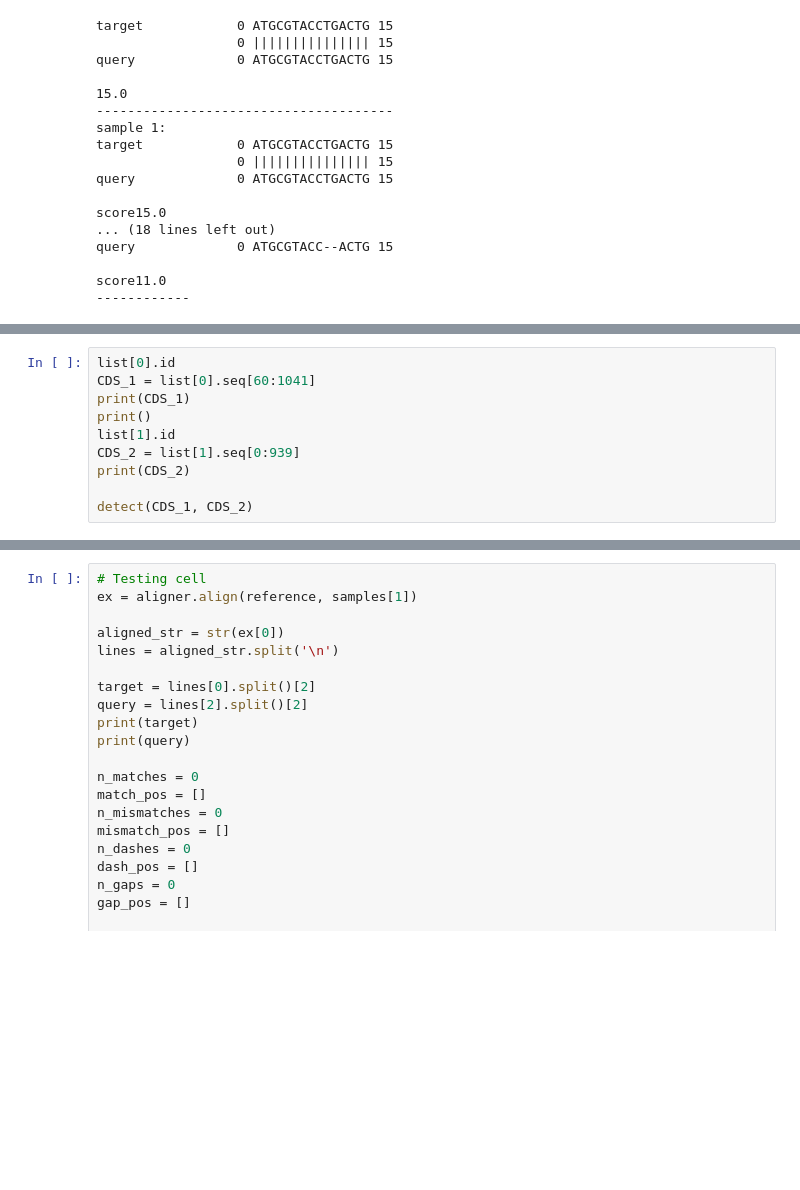
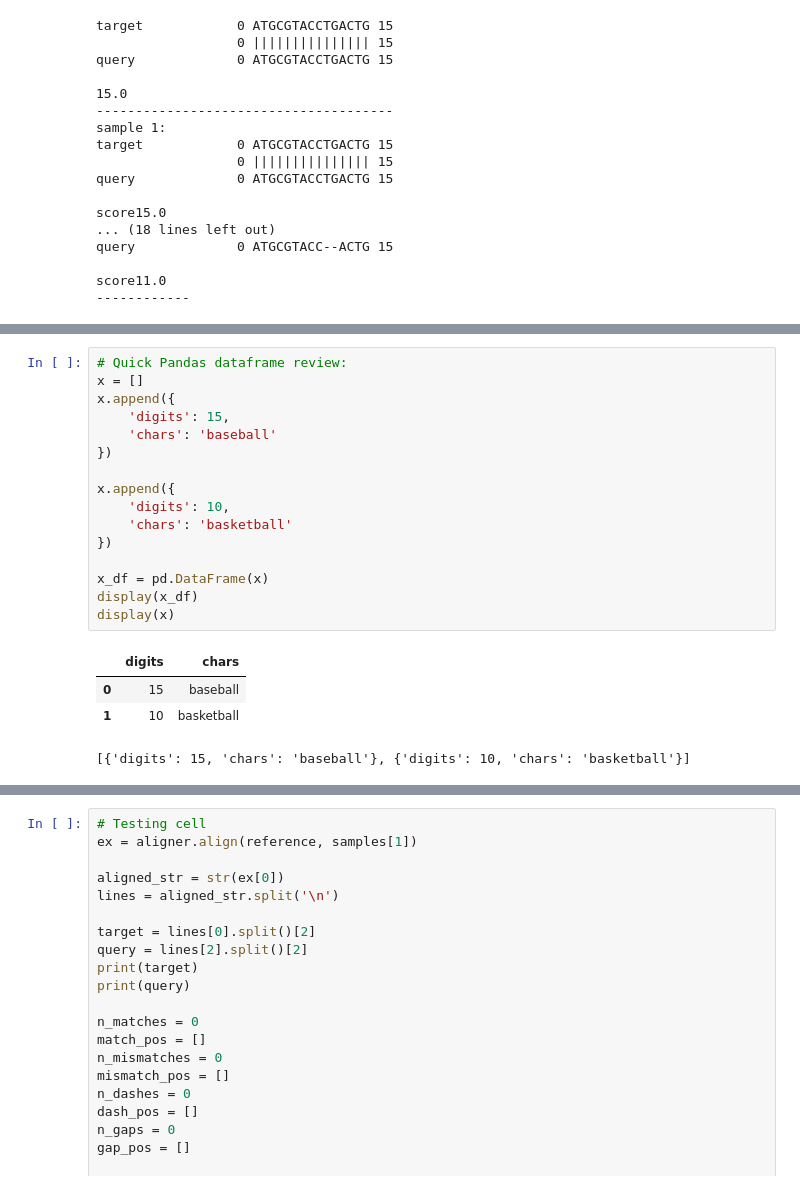
Before and after one commit to GeorgeCrawford15/computational-biology-notebooks, a Jupyter notebook: biopython.ipynb, the cells around one changed output, grey strips where cells are left out. Cells and saved outputs as stored; diff of their text form; blank space fills up the shorter version.

```diff
--- a/biopython.ipynb
+++ b/biopython.ipynb
@@ -273,10 +218,21 @@ Gap positions: [[10, 11]]
-# %%
-list[0].id
-CDS_1 = list[0].seq[60:1041]
-print(CDS_1)
-print()
-list[1].id
-CDS_2 = list[1].seq[0:939]
-print(CDS_2)
-
-detect(CDS_1, CDS_2)
+# %%
+# Quick Pandas dataframe review:
+x = []
+x.append({
+    'digits': 15,
+    'chars': 'baseball'
+})
+
+x.append({
+    'digits': 10,
+    'chars': 'basketball'
+})
+
+x_df = pd.DataFrame(x)
+display(x_df)
+display(x)
+# %% [output]
+|  | digits | chars |
+| 0 | 15 | baseball |
+| 1 | 10 | basketball |
+[{'digits': 15, 'chars': 'baseball'}, {'digits': 10, 'chars': 'basketball'}]
```
Also changed, not shown: parts of 11 cells of this notebook, 2 other files.
